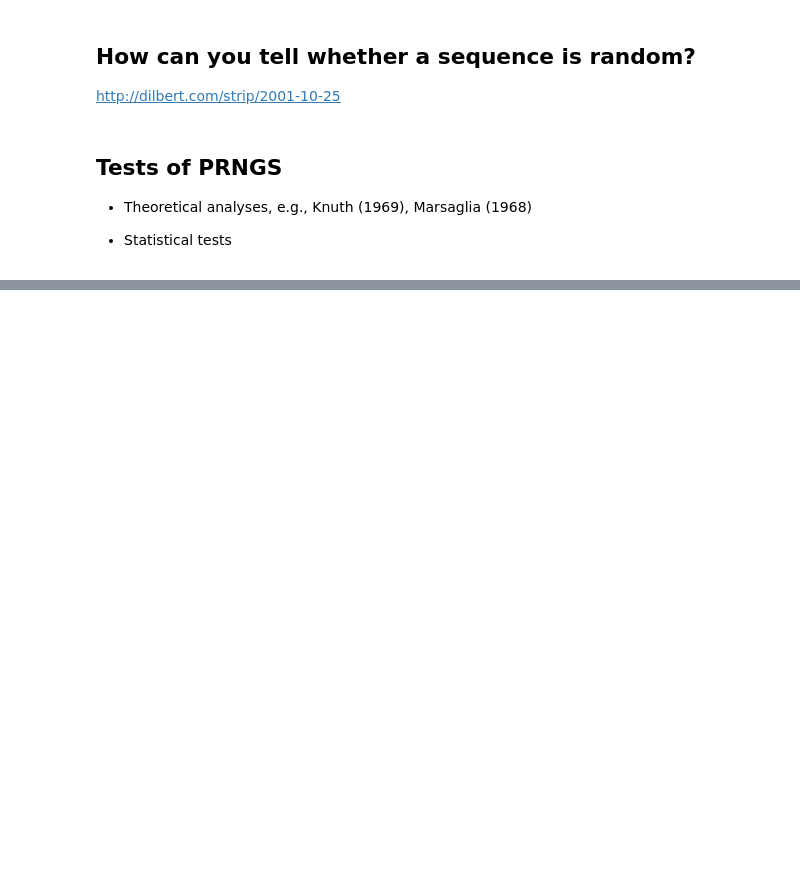
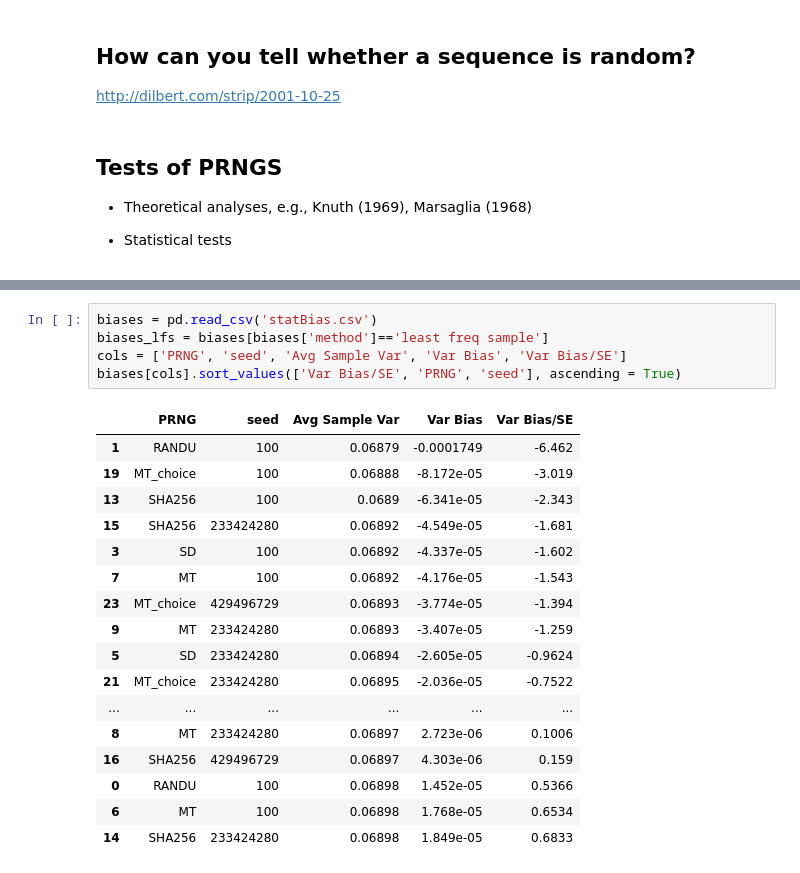
Before and after one commit to UCB-stat-159-s21/site, a Jupyter notebook: Notes/pseudo-random.ipynb, the cells around one changed output, grey strips where cells are left out. Saved outputs shown, nothing was run; the diff lists cells and outputs as text; blank space fills up the shorter version.

```diff
--- a/Notes/pseudo-random.ipynb
+++ b/Notes/pseudo-random.ipynb
@@ -564,0 +956,23 @@ http://dilbert.com/strip/2001-10-25
+# %%
+biases = pd.read_csv('statBias.csv')
+biases_lfs = biases[biases['method']=='least freq sample']
+cols = ['PRNG', 'seed', 'Avg Sample Var', 'Var Bias', 'Var Bias/SE']
+biases[cols].sort_values(['Var Bias/SE', 'PRNG', 'seed'], ascending = True)
+# %% [output]
+|  | PRNG | seed | Avg Sample Var | Var Bias | Var Bias/SE |
+| 1 | RANDU | 100 | 0.06879 | -0.0001749 | -6.462 |
+| 19 | MT_choice | 100 | 0.06888 | -8.172e-05 | -3.019 |
+| 13 | SHA256 | 100 | 0.0689 | -6.341e-05 | -2.343 |
+| 15 | SHA256 | 233424280 | 0.06892 | -4.549e-05 | -1.681 |
+| 3 | SD | 100 | 0.06892 | -4.337e-05 | -1.602 |
+| 7 | MT | 100 | 0.06892 | -4.176e-05 | -1.543 |
+| 23 | MT_choice | 429496729 | 0.06893 | -3.774e-05 | -1.394 |
+| 9 | MT | 233424280 | 0.06893 | -3.407e-05 | -1.259 |
+| 5 | SD | 233424280 | 0.06894 | -2.605e-05 | -0.9624 |
+| 21 | MT_choice | 233424280 | 0.06895 | -2.036e-05 | -0.7522 |
+| ... | ... | ... | ... | ... | ... |
+| 8 | MT | 233424280 | 0.06897 | 2.723e-06 | 0.1006 |
+| 16 | SHA256 | 429496729 | 0.06897 | 4.303e-06 | 0.159 |
+| 0 | RANDU | 100 | 0.06898 | 1.452e-05 | 0.5366 |
+| 6 | MT | 100 | 0.06898 | 1.768e-05 | 0.6534 |
+| 14 | SHA256 | 233424280 | 0.06898 | 1.849e-05 | 0.6833 |
```
Also changed, not shown: parts of 46 cells of this notebook, 3 other files.
